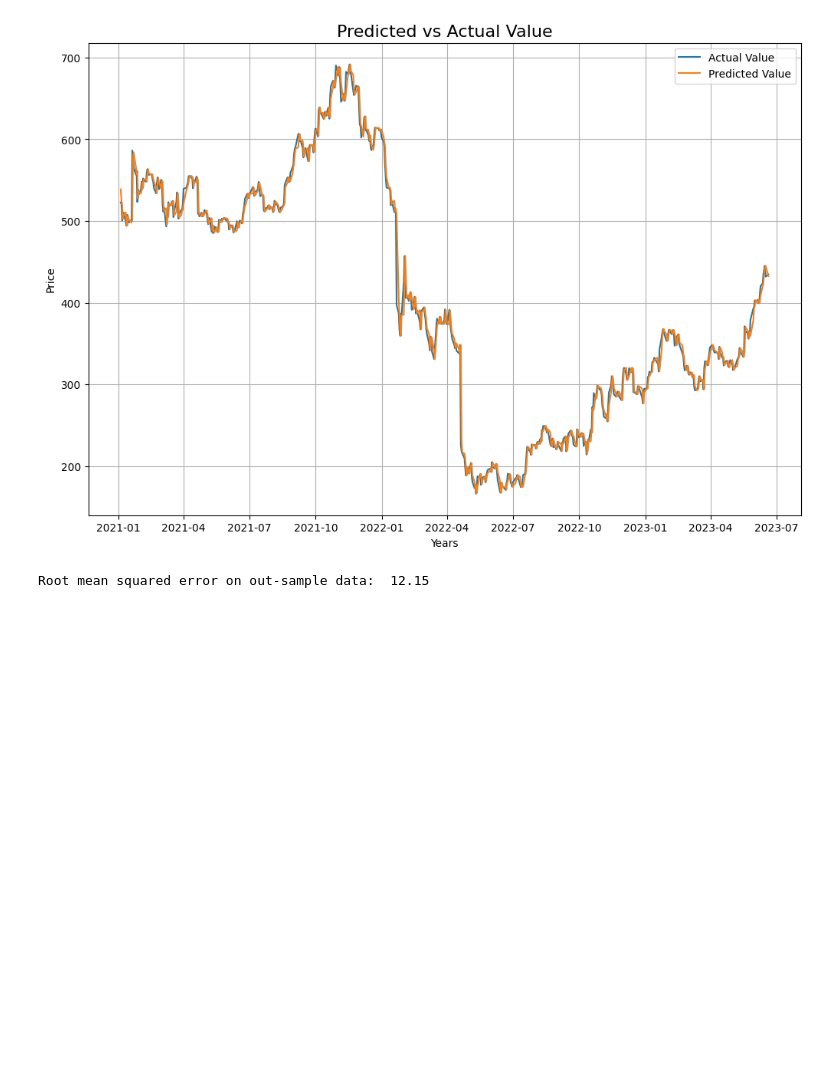
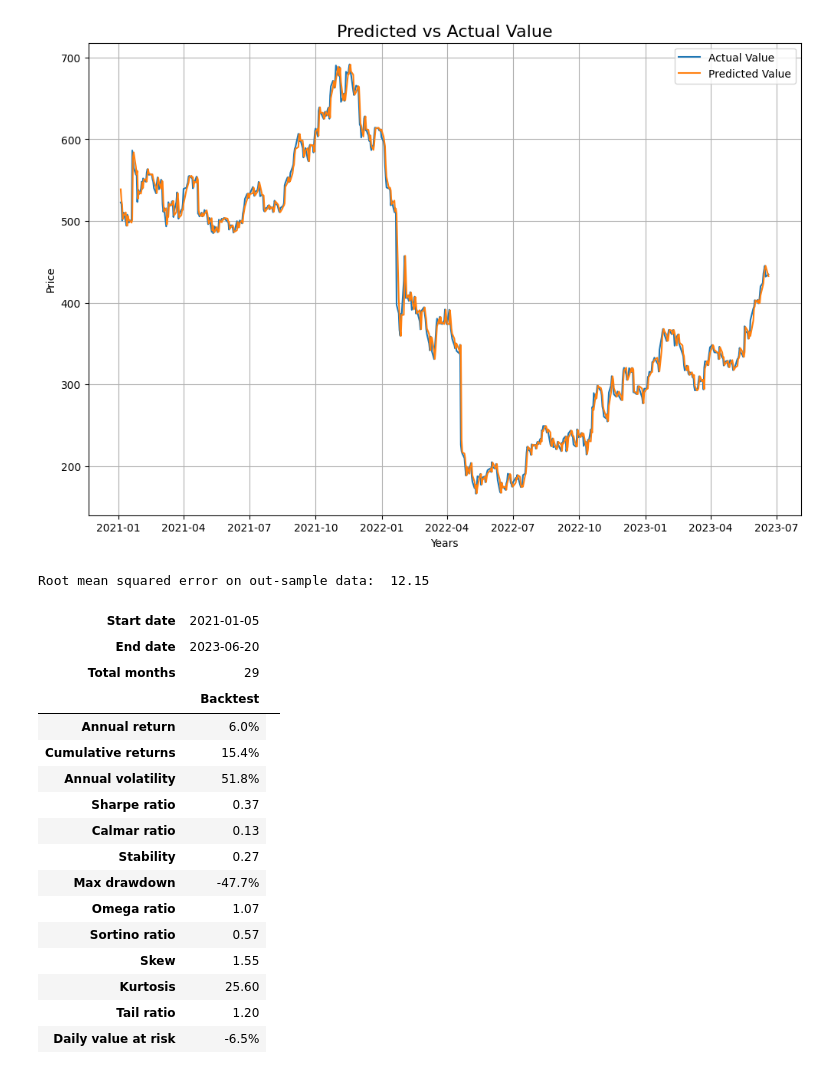
Before and after one commit to ishaanballal21/Trading-Algorithm, a Jupyter notebook: ARIMA.ipynb, the cells around one changed output. Cells and saved outputs as stored; diff of their text form; code cells hidden in the pictures; blank space fills up the shorter version.

Commit message:
Add files via upload
Creating a strategy

```diff
--- a/ARIMA.ipynb
+++ b/ARIMA.ipynb
@@ -179,3 +195,28 @@ rmse = round(np.sqrt(np.mean(df['error']**2)), 2)
 print("Root mean squared error on out-sample data: ", rmse)
 # %% [output]
 Root mean squared error on out-sample data:  12.15
+# %%
+# Generate the signal
+df1['signal'] = np.where(df1['prediction'] > df1['Adj Close'], 1, -1)
+df1['strategy_returns'] = df1['Adj Close'].pct_change() * df1['signal'].shift(1)
+df1.dropna(inplace=True)
+# %%
+pf.create_simple_tear_sheet(df1['strategy_returns'])
+# %% [output]
+| Start date | 2021-01-05 |  |
+| End date | 2023-06-20 |  |
+| Total months | 29 |  |
+|  | Backtest |
+| Annual return | 6.0% |
+| Cumulative returns | 15.4% |
+| Annual volatility | 51.8% |
+| Sharpe ratio | 0.37 |
+| Calmar ratio | 0.13 |
+| Stability | 0.27 |
+| Max drawdown | -47.7% |
+| Omega ratio | 1.07 |
+| Sortino ratio | 0.57 |
+| Skew | 1.55 |
+| Kurtosis | 25.60 |
+| Tail ratio | 1.20 |
+| Daily value at risk | -6.5% |
```
Also changed, not shown: parts of 15 cells of this notebook.
